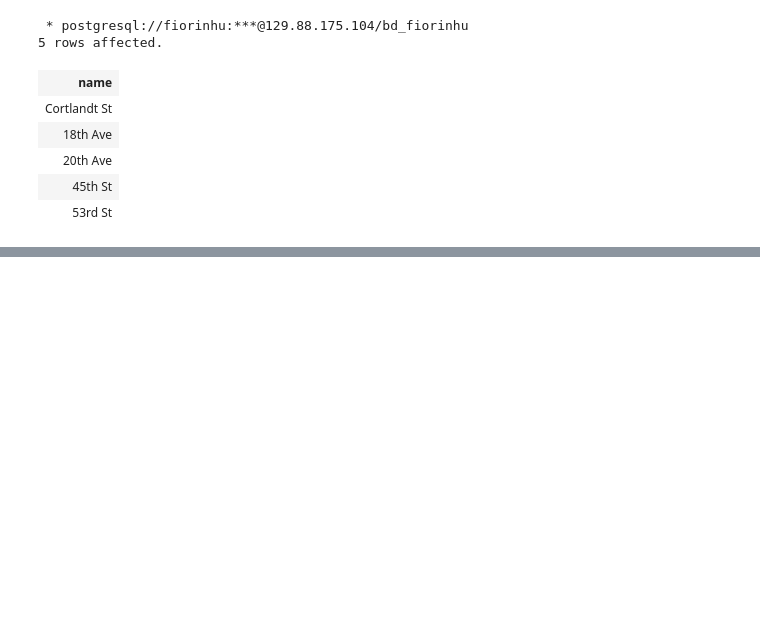
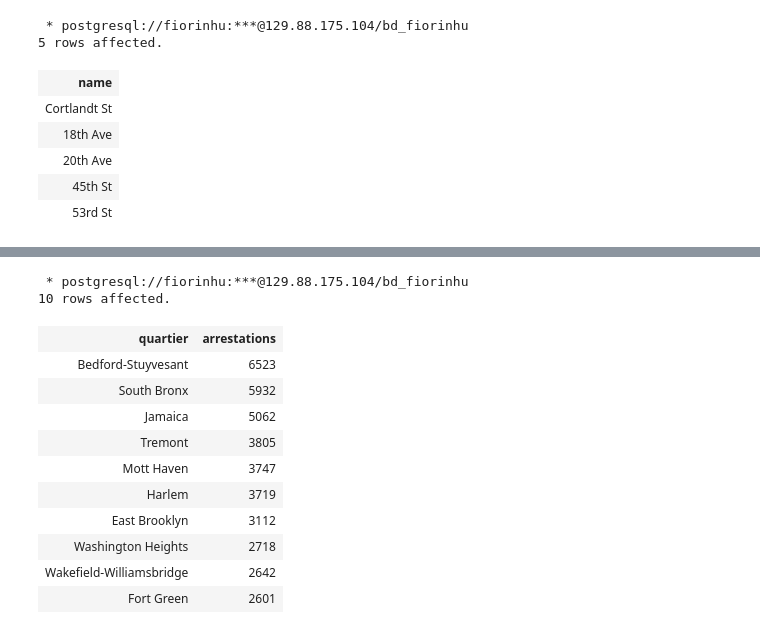
Before and after one commit to fiorinoh/geomas, a Jupyter notebook: postgis/sql_2.ipynb, the cells around one changed output, grey strips where cells are left out. Drawn from its saved outputs; the diff is of its cells as text; code cells hidden in the pictures; blank space fills up the shorter version.

```diff
--- a/postgis/sql_2.ipynb
+++ b/postgis/sql_2.ipynb
@@ -281,0 +343,22 @@ Ou l'art d'accomoder les "restes".
+# %%
+%%sql
+SELECT arrest_neigh AS quartier, count(*) AS arrestations
+FROM nyc_arrests_data
+WHERE arrest_date > '2019-12-31' AND arrest_date < '2021-01-01' AND arrest_neigh IS NOT NULL
+GROUP BY arrest_neigh
+ORDER BY arrestations DESC
+LIMIT 10;
+# %% [output]
+ * postgresql://fiorinhu:***@129.88.175.104/bd_fiorinhu
+10 rows affected.
+| quartier | arrestations |
+| Bedford-Stuyvesant | 6523 |
+| South Bronx | 5932 |
+| Jamaica | 5062 |
+| Tremont | 3805 |
+| Mott Haven | 3747 |
+| Harlem | 3719 |
+| East Brooklyn | 3112 |
+| Washington Heights | 2718 |
+| Wakefield-Williamsbridge | 2642 |
+| Fort Green | 2601 |
```
Also changed, not shown: parts of 19 cells of this notebook.
